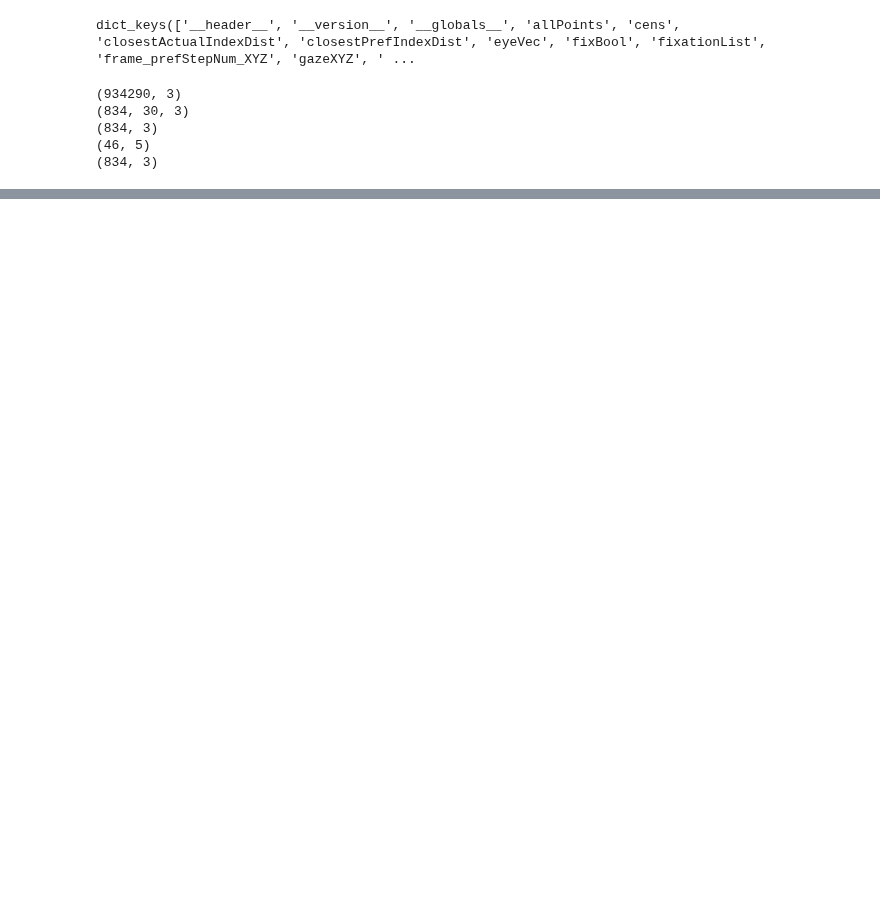
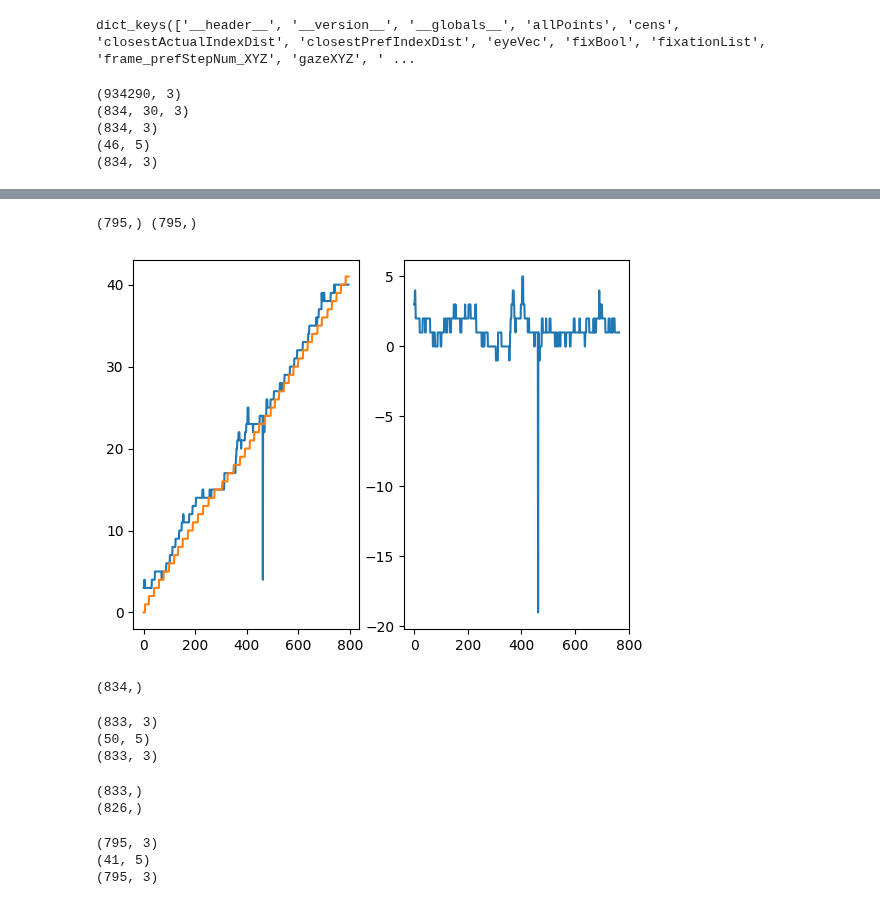
Before and after one commit to BonnenLab/visualize-skelly-laser-environment, a Jupyter notebook: getting-started.ipynb, the cells around one changed output, grey strips where cells are left out. Saved outputs shown, nothing was run; the diff lists cells and outputs as text; code cells hidden in the pictures; blank space fills up the shorter version.

```diff
--- a/getting-started.ipynb
+++ b/getting-started.ipynb
@@ -139,0 +222,43 @@ array([ 17.,  35.,  51.,  67.,  85., 101., 118., 133., 148., 164., 179.,
+# %%
+
+def function(x):
+    data = sio.loadmat(x)
+    skeleton = data['shadow']
+    hips = np.squeeze(skeleton[:,1,:])
+    footholds= data['step_plantfoot_xyz']
+    gazeGround = data['gazeXYZ']
+
+    foothold_frame_start = np.concatenate((np.array([0]),footholds[:,0]-1))
+    foothold_frame_end = np.concatenate((footholds[:,0],np.array([gazeGround.shape[0]+1])))
+    foothold_nFrames = foothold_frame_end-foothold_frame_start
+    current_foothold = [ff*np.ones((int(nf-1),)) for ff,nf in enumerate(foothold_nFrames)]
+    current_foothold = np.concatenate(current_foothold)
+
+
+    rel_gaze = gazeGround[:,0:3] - hips
+    distances = cdist(gazeGround,footholds[:,2:5])
+    closest_foothold = np.argmin(distances,axis=1)
+
+    print(closest_foothold.shape,current_foothold.shape)
+
+    rel_foothold_fixation = closest_foothold - current_foothold
+    return closest_foothold, current_foothold, rel_foothold_fixation
+
+
+closest_foothold, current_foothold, rel_foothold_fixation = function('/N/project/berkeley_walking/BerkeleyData/berkeley_pupilShadowMesh/s3_18_pupilShadowMesh.mat')
+
+fig = plt.figure()
+ax = fig.add_subplot(121)
+ax.plot(closest_foothold)
+ax.plot(current_foothold)
+
+ax = fig.add_subplot(122)
+ax.plot(rel_foothold_fixation[:-30])
+plt.show()
+# %% [output]
+(795,) (795,)
+[figure, added]
+# %%
+current_foothold.shape
+# %% [output]
+(834,)
@@ -139,0 +282,8 @@ array([ 17.,  35.,  51.,  67.,  85., 101., 118., 133., 148., 164., 179.,
+# %%
+print(gazeGround_5.shape)
+print(footholds_5.shape)
+print(hips_5.shape)
+# %% [output]
+(833, 3)
+(50, 5)
+(833, 3)
@@ -139,0 +293,9 @@ array([ 17.,  35.,  51.,  67.,  85., 101., 118., 133., 148., 164., 179.,
+# %%
+closest_foothold_5 = find_closest(distances_5)
+print(closest_foothold_5.shape)
+
+current_foothold_5 = find_current(footholds_5, gazeGround_5)
+print(current_foothold_5.shape)
+# %% [output]
+(833,)
+(826,)
@@ -139,0 +306,9 @@ array([ 17.,  35.,  51.,  67.,  85., 101., 118., 133., 148., 164., 179.,
+# %%
+skeleton_18, hips_18, footholds_18, gazeGround_18 = gathering_data(s3_18)
+print(gazeGround_18.shape)
+print(footholds_18.shape)
+print(hips_18.shape)
+# %% [output]
+(795, 3)
+(41, 5)
+(795, 3)
```
Also changed, not shown: parts of 25 cells of this notebook.
